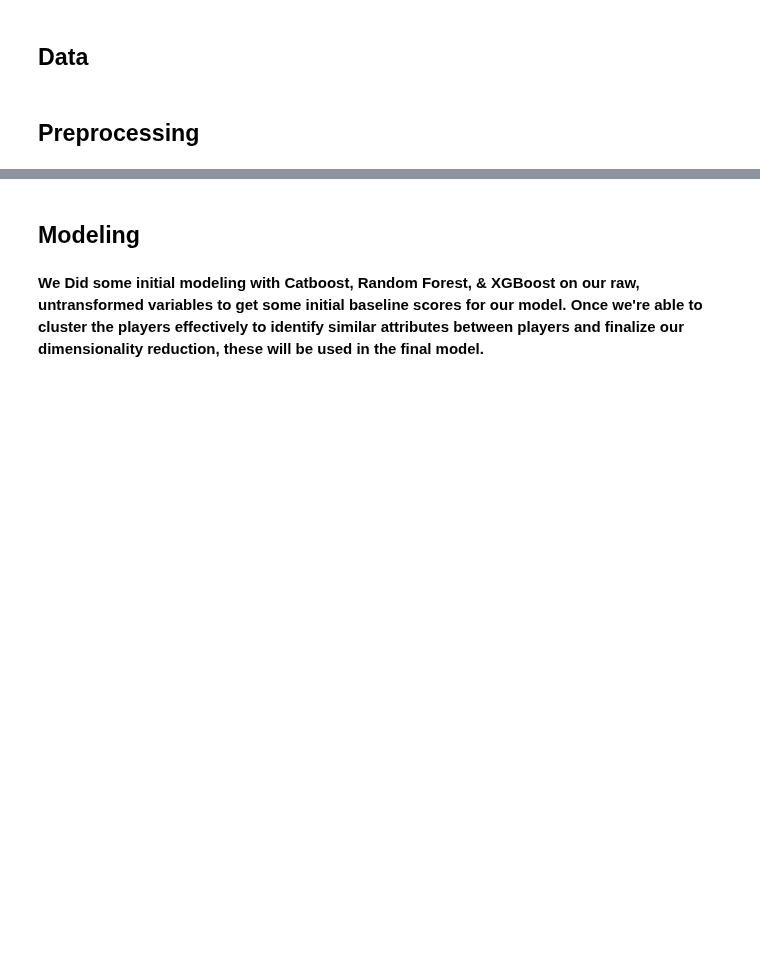
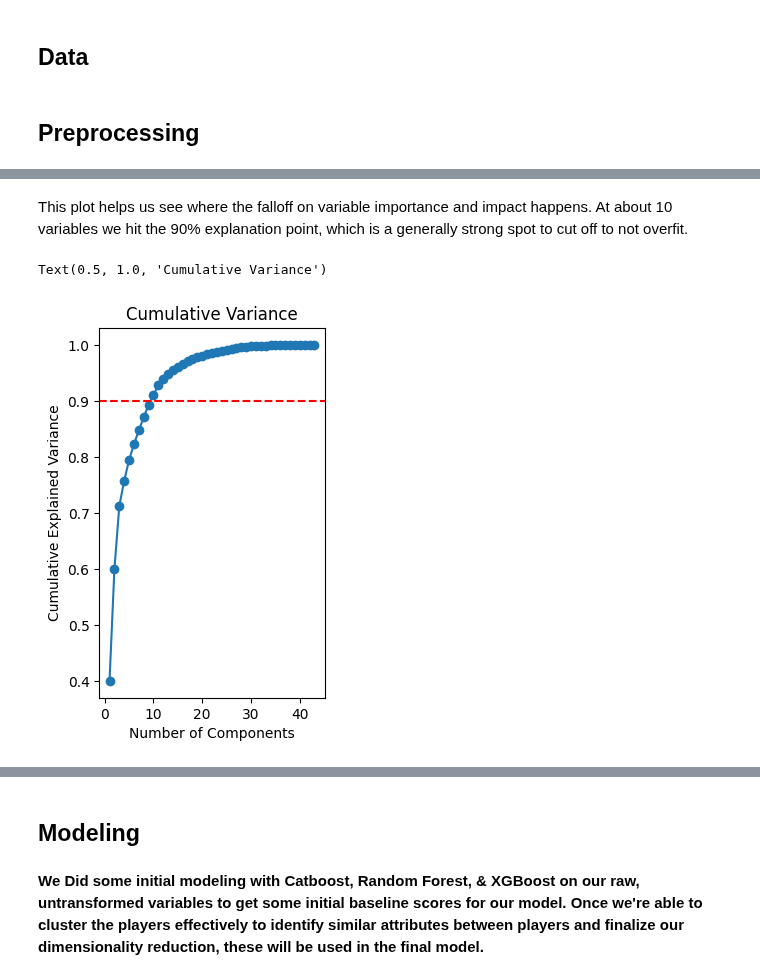
Before and after one commit to SU-IST707-SP26/group-project-big-brains-and-nathan, a Jupyter notebook: checkpoint/submission.ipynb, the cells around one changed output, grey strips where cells are left out. Saved outputs shown, nothing was run; the diff lists cells and outputs as text; code cells hidden in the pictures; blank space fills up the shorter version.

```diff
--- a/checkpoint/submission.ipynb
+++ b/checkpoint/submission.ipynb
@@ -14,0 +151,14 @@ The three-day NFL Draft is the one of the most critical days of the calendar yea
+# %% [markdown]
+This plot helps us see where the falloff on variable importance and impact happens. At about 10 variables we hit the 90% explanation point, which is a generally strong spot to cut off to not overfit.
+# %%
+#cumulative variance explained plot, with a benchmark at 90%
+
+plt.subplot(1, 2, 2)
+plt.plot(range(1, len(cumulative)+1), cumulative, marker='o')
+plt.axhline(0.90, color='r', linestyle='--', label='90% threshold')
+plt.xlabel('Number of Components')
+plt.ylabel('Cumulative Explained Variance')
+plt.title('Cumulative Variance')
+# %% [output]
+Text(0.5, 1.0, 'Cumulative Variance')
+[figure, added]
```
Also changed, not shown: parts of 42 cells of this notebook.
